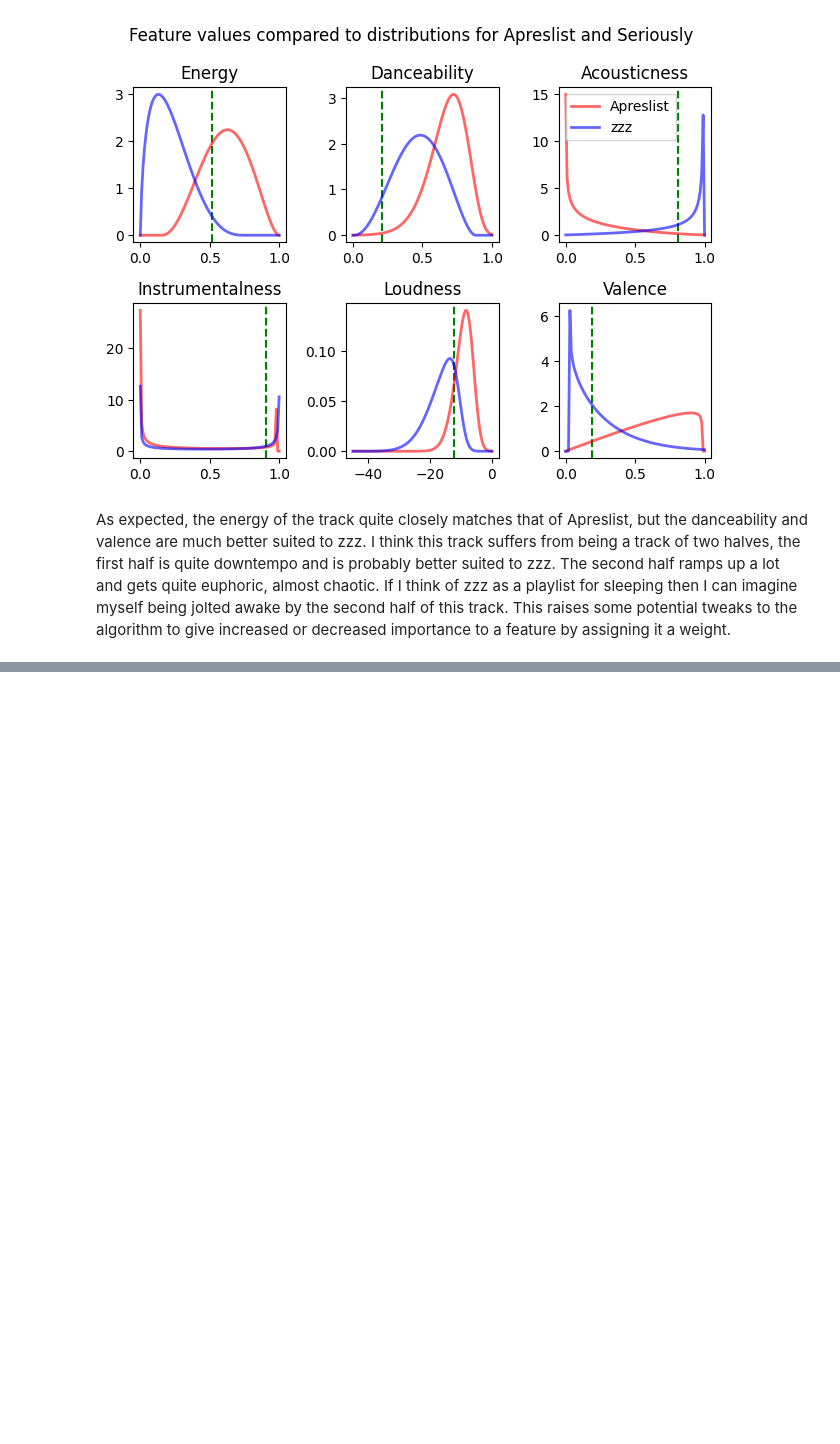
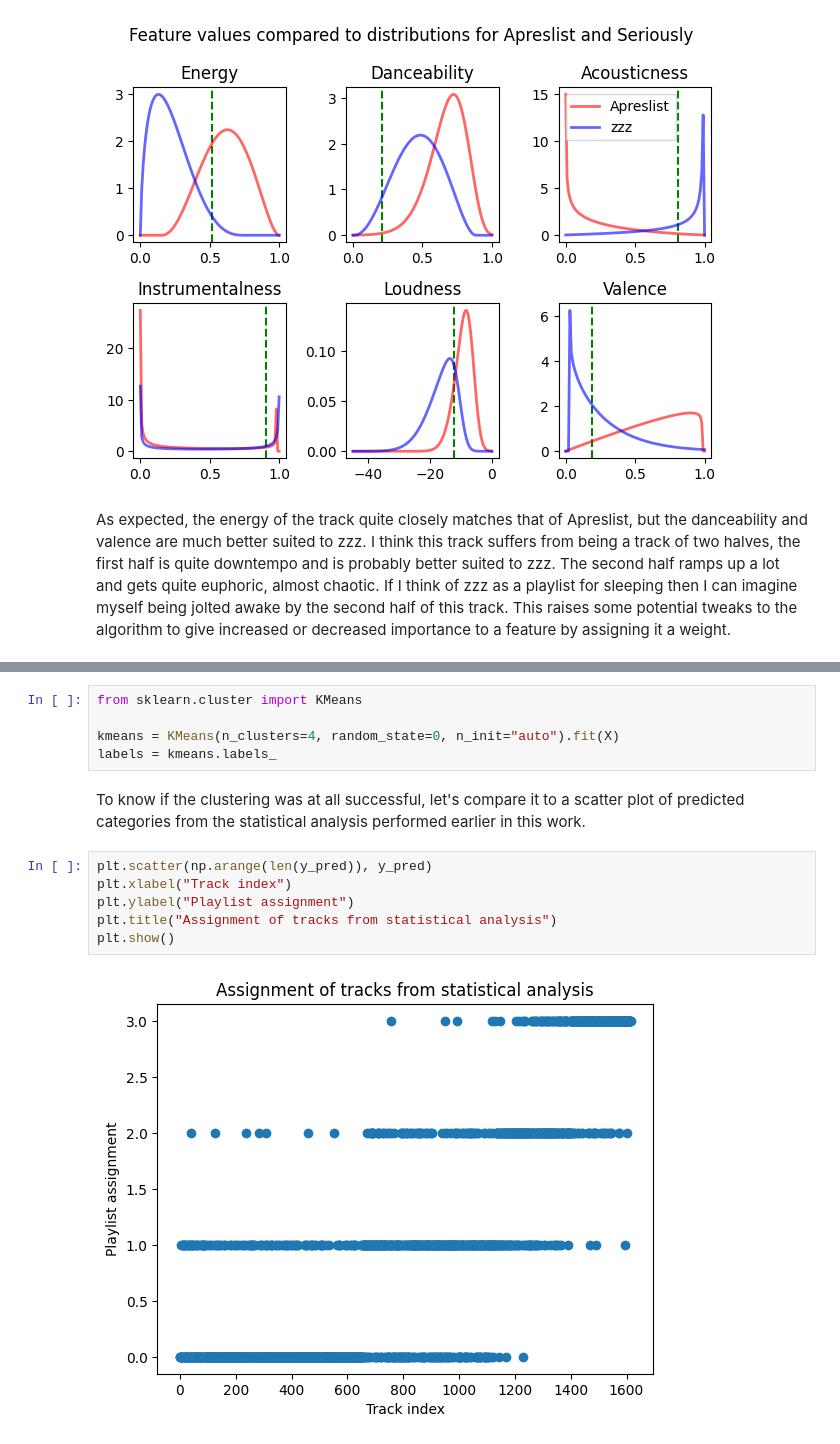
Before and after one commit to dbatten5/spauditify, a Jupyter notebook: poc.ipynb, the cells around one changed output, grey strips where cells are left out. Saved outputs shown, nothing was run; the diff lists cells and outputs as text; blank space fills up the shorter version.

Commit message:
add kmeans clustering

```diff
--- a/poc.ipynb
+++ b/poc.ipynb
@@ -780,0 +817,15 @@ As expected, the energy of the track quite closely matches that of Apreslist, bu
+# %%
+from sklearn.cluster import KMeans
+
+kmeans = KMeans(n_clusters=4, random_state=0, n_init="auto").fit(X)
+labels = kmeans.labels_
+# %% [markdown]
+To know if the clustering was at all successful, let's compare it to a scatter plot of predicted categories from the statistical analysis performed earlier in this work.
+# %%
+plt.scatter(np.arange(len(y_pred)), y_pred)
+plt.xlabel("Track index")
+plt.ylabel("Playlist assignment")
+plt.title("Assignment of tracks from statistical analysis")
+plt.show()
+# %% [output]
+[figure, added]
```
Also changed, not shown: parts of 6 cells of this notebook, 3 other files.
